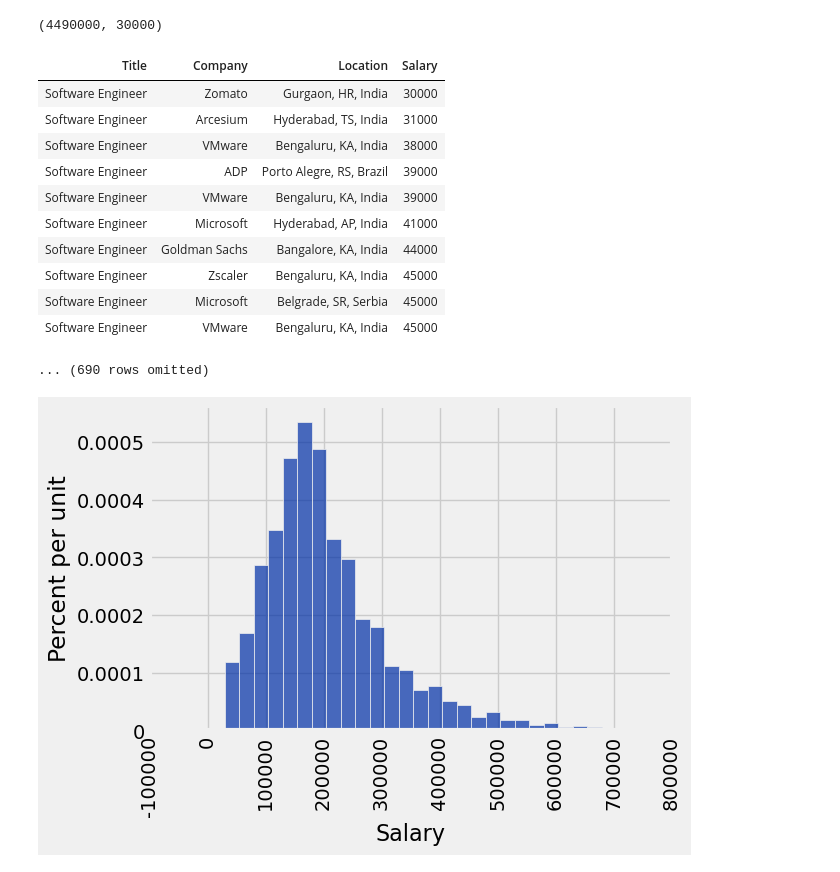
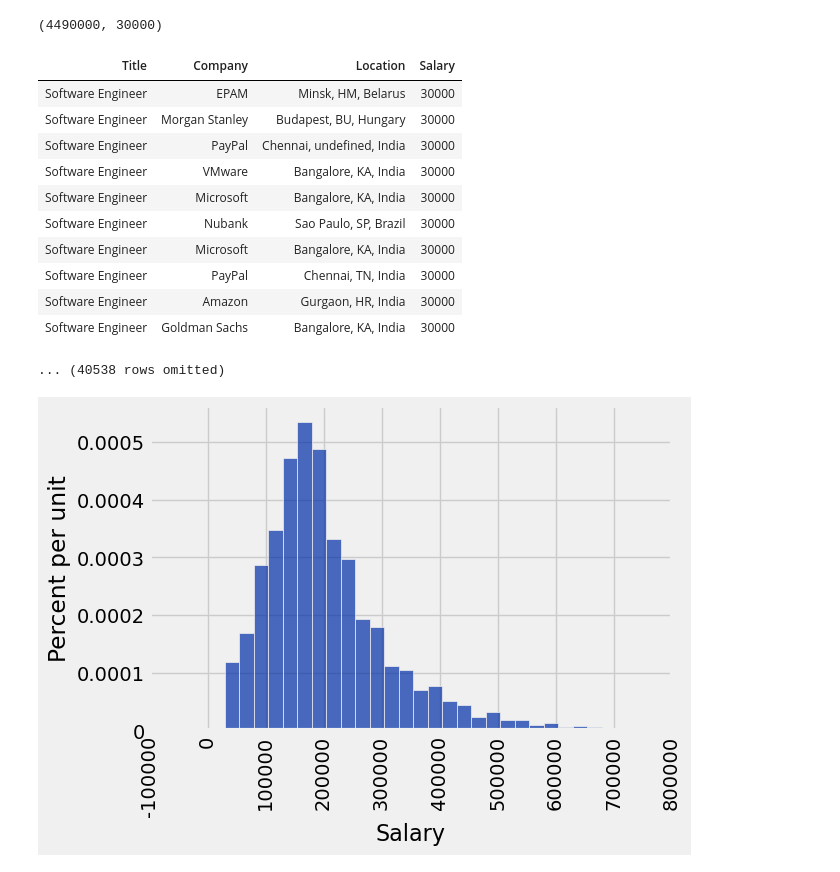
Before and after one commit to SRJC-Data-Science/materials-sp22, a Jupyter notebook: SRJC/lecture_note/lecture_23_24/confidence_intervals-pw.ipynb, the cells around one changed output. Saved outputs shown, nothing was run; the diff lists cells and outputs as text; code cells hidden in the pictures.

```diff
--- a/SRJC/lecture_note/lecture_23_24/confidence_intervals-pw.ipynb
+++ b/SRJC/lecture_note/lecture_23_24/confidence_intervals-pw.ipynb
@@ -163,20 +167,20 @@ tech_salaries.show(3)
 # %% [output]
 (4490000, 30000)
 # %%
-original_sample.sort('Salary', descending=False)
+tech_salaries.sort('Salary', descending=False)
 # %% [output]
 | Title | Company | Location | Salary |
-| Software Engineer | Zomato | Gurgaon, HR, India | 30000 |
-| Software Engineer | Arcesium | Hyderabad, TS, India | 31000 |
-| Software Engineer | VMware | Bengaluru, KA, India | 38000 |
-| Software Engineer | ADP | Porto Alegre, RS, Brazil | 39000 |
-| Software Engineer | VMware | Bengaluru, KA, India | 39000 |
-| Software Engineer | Microsoft | Hyderabad, AP, India | 41000 |
-| Software Engineer | Goldman Sachs | Bangalore, KA, India | 44000 |
-| Software Engineer | Zscaler | Bengaluru, KA, India | 45000 |
-| Software Engineer | Microsoft | Belgrade, SR, Serbia | 45000 |
-| Software Engineer | VMware | Bengaluru, KA, India | 45000 |
+| Software Engineer | EPAM | Minsk, HM, Belarus | 30000 |
+| Software Engineer | Morgan Stanley | Budapest, BU, Hungary | 30000 |
+| Software Engineer | PayPal | Chennai, undefined, India | 30000 |
+| Software Engineer | VMware | Bangalore, KA, India | 30000 |
+| Software Engineer | Microsoft | Bangalore, KA, India | 30000 |
+| Software Engineer | Nubank | Sao Paulo, SP, Brazil | 30000 |
+| Software Engineer | Microsoft | Bangalore, KA, India | 30000 |
+| Software Engineer | PayPal | Chennai, TN, India | 30000 |
+| Software Engineer | Amazon | Gurgaon, HR, India | 30000 |
+| Software Engineer | Goldman Sachs | Bangalore, KA, India | 30000 |
-... (690 rows omitted)
+... (40538 rows omitted)
 # %%
 # check the overall data distribution
 tech_salaries.hist('Salary', bins=np.arange(30000, 700001, 25000))
```
Also changed, not shown: parts of 101 cells of this notebook, 3 other files.
